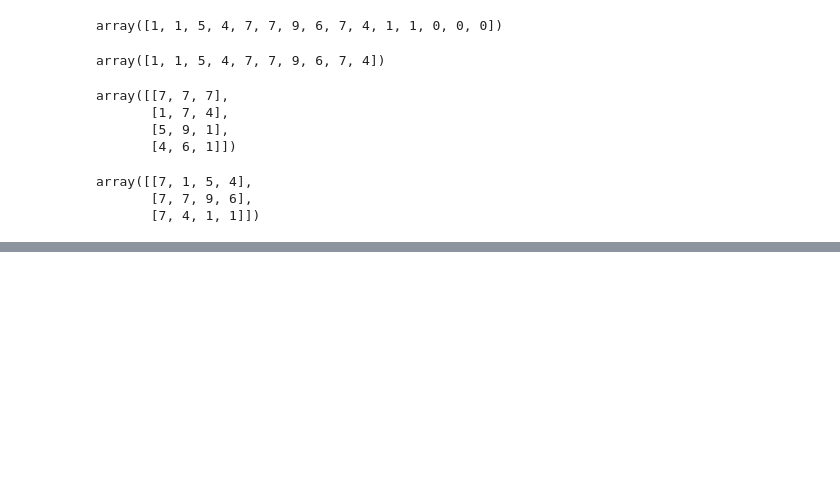
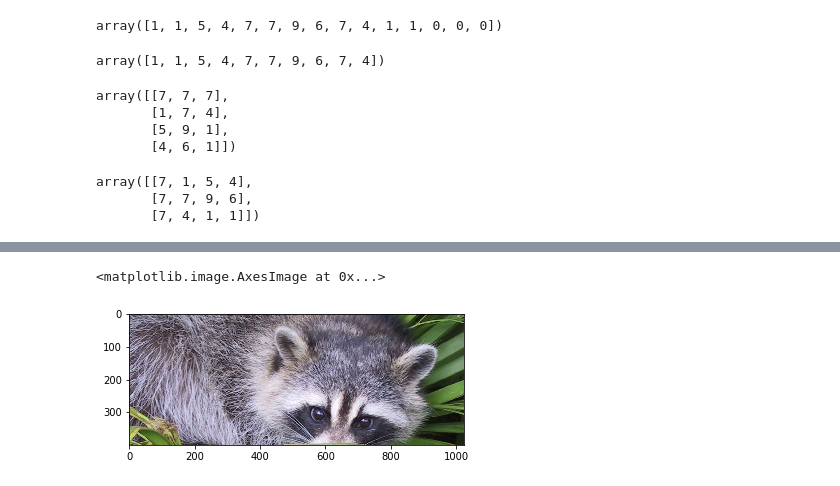
Before and after one commit to srikanthpragada/DS_16_AUG_2019, a Jupyter notebook: numpy_demo.ipynb, the cells around one changed output, grey strips where cells are left out. Drawn from its saved outputs; the diff is of its cells as text; code cells hidden in the pictures; blank space fills up the shorter version.

```diff
--- a/numpy_demo.ipynb
+++ b/numpy_demo.ipynb
@@ -344,0 +422,5 @@ array([[7, 1, 5, 4],
+# %%
+plt.imshow(img[:400,:,:])
+# %% [output]
+<matplotlib.image.AxesImage at 0x...>
+[figure, added]
```
Also changed, not shown: parts of 21 cells of this notebook.
